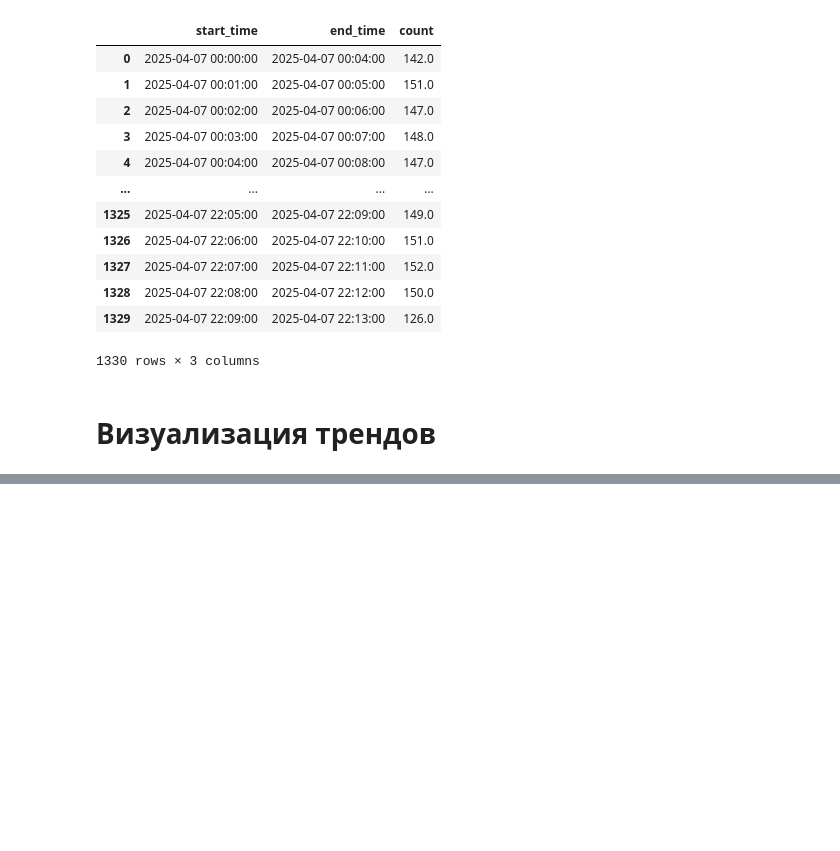
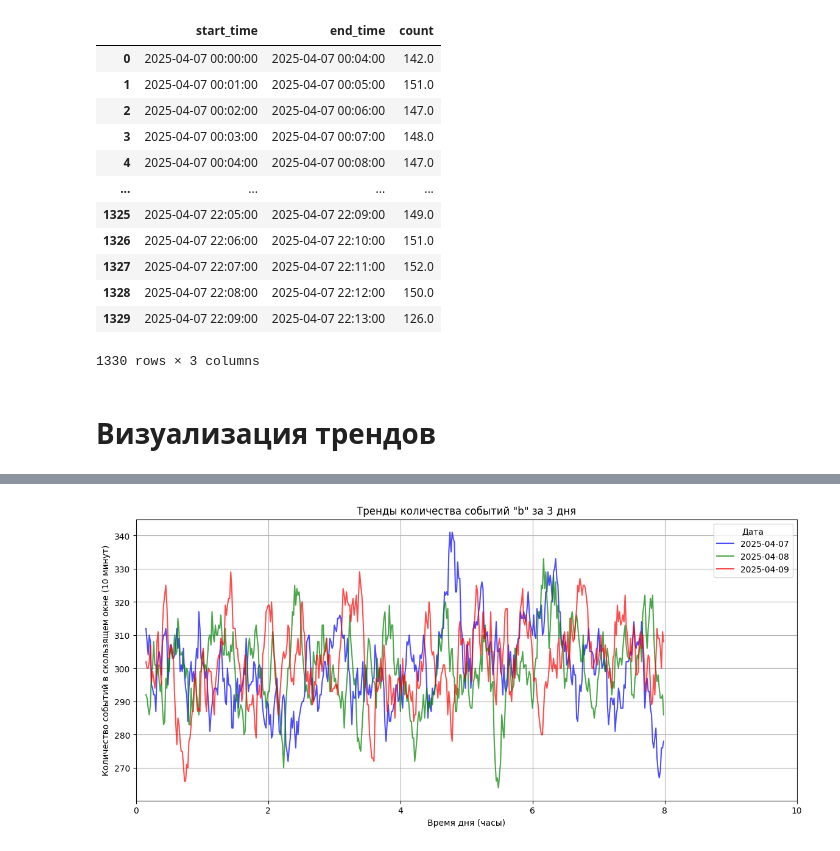
Before and after one commit to Sammik87/Miscellaneous, a Jupyter notebook: Анализ_событий_CA.ipynb, the cells around one changed output, grey strips where cells are left out. Saved outputs shown, nothing was run; the diff lists cells and outputs as text; code cells hidden in the pictures; blank space fills up the shorter version.

```diff
--- a/Анализ_событий_CA.ipynb
+++ b/Анализ_событий_CA.ipynb
@@ -1840,0 +1800,70 @@ plt.show()
+# %%
+import pandas as pd
+import numpy as np
+import matplotlib.pyplot as plt
+
+# Генерация данных для 3 дней
+np.random.seed(42)
+n_per_day = 28800  # Приблизительно 8 часов * 3600 секунд
+timestamps_day1 = pd.date_range('2025-04-07', periods=n_per_day, freq='S')
+timestamps_day2 = pd.date_range('2025-04-08', periods=n_per_day, freq='S')
+timestamps_day3 = pd.date_range('2025-04-09', periods=n_per_day, freq='S')
+
+data_day1 = {'timestamp': timestamps_day1, 'event': np.random.choice(['a', 'b'], size=n_per_day, p=[0.5, 0.5])}
+data_day2 = {'timestamp': timestamps_day2, 'event': np.random.choice(['a', 'b'], size=n_per_day, p=[0.5, 0.5])}
+data_day3 = {'timestamp': timestamps_day3, 'event': np.random.choice(['a', 'b'], size=n_per_day, p=[0.5, 0.5])}
+
+df_day1 = pd.DataFrame(data_day1)
+df_day2 = pd.DataFrame(data_day2)
+df_day3 = pd.DataFrame(data_day3)
+
+# Функция для расчета тренда с использованием скользящего окна
+def calculate_trend(df, event_type, window_size=10, step_size='1T'):
+    df_filtered = df[df['event'] == event_type].copy()
+    df_filtered.set_index('timestamp', inplace=True)
+
+    # Ресэмpling с шагом 1 минута и подсчет количества событий
+    resampled_counts = df_filtered.resample(step_size).size()
+
+    # Скользящее окно (10 минут с шагом 1 минута)
+    rolling_counts = resampled_counts.rolling(window=window_size).sum()
+
+    return rolling_counts
+
+# Расчет трендов для каждого дня
+trend_day1 = calculate_trend(df_day1, 'b')
+trend_day2 = calculate_trend(df_day2, 'b')
+trend_day3 = calculate_trend(df_day3, 'b')
+
+# Преобразование индекса в числовой формат (часы с начала дня)
+def convert_to_hours_since_midnight(index):
+    return [
+        t.hour + t.minute / 60 + t.second / 3600
+        for t in index.index.time
+    ]
+
+trend_day1_hours = convert_to_hours_since_midnight(trend_day1)
+trend_day2_hours = convert_to_hours_since_midnight(trend_day2)
+trend_day3_hours = convert_to_hours_since_midnight(trend_day3)
+
+# Создание общего графика
+plt.figure(figsize=(14, 6))
+
+# Наложение трендов друг на друга
+plt.plot(trend_day1_hours, trend_day1.values, label='2025-04-07', color='blue', alpha=0.7)
+plt.plot(trend_day2_hours, trend_day2.values, label='2025-04-08', color='green', alpha=0.7)
+plt.plot(trend_day3_hours, trend_day3.values, label='2025-04-09', color='red', alpha=0.7)
+
+# Настройка графика
+plt.title('Тренды количества событий "b" за 3 дня')
+plt.xlabel('Время дня (часы)')
+plt.ylabel('Количество событий в скользящем окне (10 минут)')
+plt.legend(title='Дата')
+plt.grid(True)
+
+# Ограничение оси X до 24 часов
+plt.xlim(0, 10)
+
+plt.show()
+# %% [output]
+[figure, added]
```
Also changed, not shown: parts of 4 cells of this notebook.
